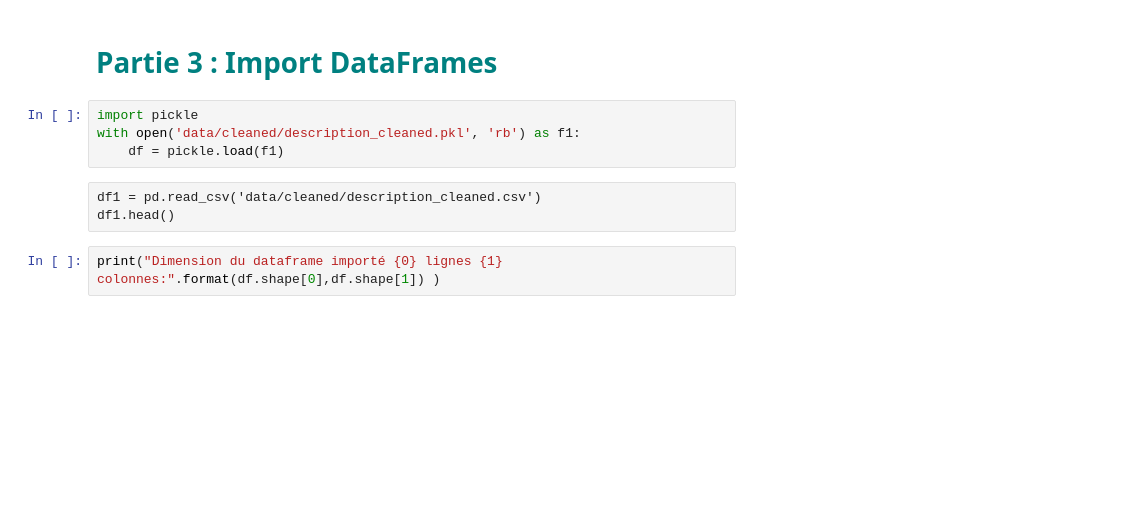
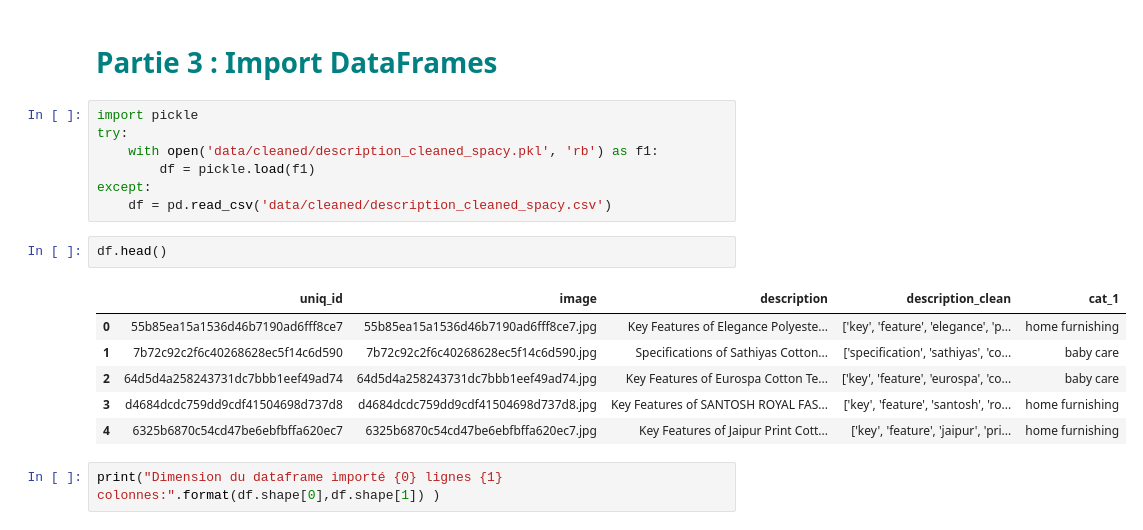
Before and after one commit to kevin-EK/OC-DS-P6-Classifiez-automatiquement-des-biens-de-consommation, a Jupyter notebook: Feature_extraction_faisaibilité-Text.ipynb, the cells around one changed output. Drawn from its saved outputs; the diff is of its cells as text; blank space fills up the shorter version.

```diff
--- a/Feature_extraction_faisaibilité-Text.ipynb
+++ b/Feature_extraction_faisaibilité-Text.ipynb
@@ -138,11 +137,20 @@ os.listdir()
 # <a name="C3"><font color='teal'>**Partie 3 : Import DataFrames**</font></a>
 # %%
 import pickle
-with open('data/cleaned/description_cleaned.pkl', 'rb') as f1:
-    df = pickle.load(f1)
+try:
+    with open('data/cleaned/description_cleaned_spacy.pkl', 'rb') as f1:
+        df = pickle.load(f1)
+except:
+    df = pd.read_csv('data/cleaned/description_cleaned_spacy.csv')
-# %% [raw]
-df1 = pd.read_csv('data/cleaned/description_cleaned.csv')
-df1.head()
+# %%
+df.head()
+# %% [output]
+|  | uniq_id | image | description | description_clean | cat_1 |
+| 0 | 55b85ea15a1536d46b7190ad6fff8ce7 | 55b85ea15a1536d46b7190ad6fff8ce7.jpg | Key Features of Elegance Polyeste... | ['key', 'feature', 'elegance', 'p... | home furnishing |
+| 1 | 7b72c92c2f6c40268628ec5f14c6d590 | 7b72c92c2f6c40268628ec5f14c6d590.jpg | Specifications of Sathiyas Cotton... | ['specification', 'sathiyas', 'co... | baby care |
+| 2 | 64d5d4a258243731dc7bbb1eef49ad74 | 64d5d4a258243731dc7bbb1eef49ad74.jpg | Key Features of Eurospa Cotton Te... | ['key', 'feature', 'eurospa', 'co... | baby care |
+| 3 | d4684dcdc759dd9cdf41504698d737d8 | d4684dcdc759dd9cdf41504698d737d8.jpg | Key Features of SANTOSH ROYAL FAS... | ['key', 'feature', 'santosh', 'ro... | home furnishing |
+| 4 | 6325b6870c54cd47be6ebfbffa620ec7 | 6325b6870c54cd47be6ebfbffa620ec7.jpg | Key Features of Jaipur Print Cott... | ['key', 'feature', 'jaipur', 'pri... | home furnishing |
 # %%
 print("Dimension du dataframe importé {0} lignes {1} colonnes:".format(df.shape[0],df.shape[1]) )
 # %% [output]
```
Also changed, not shown: parts of 76 cells of this notebook, 2 other files.
